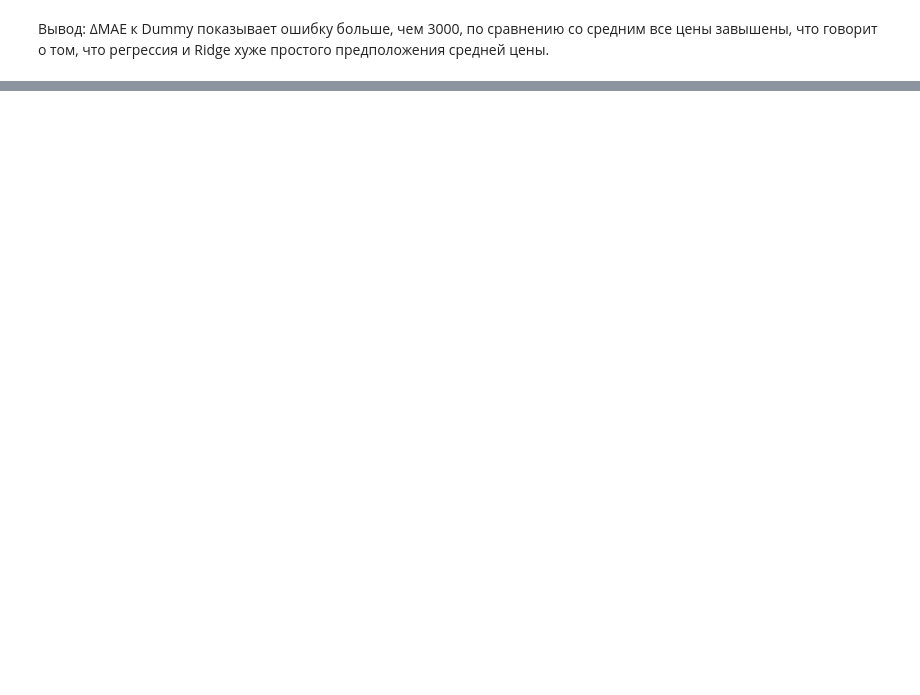
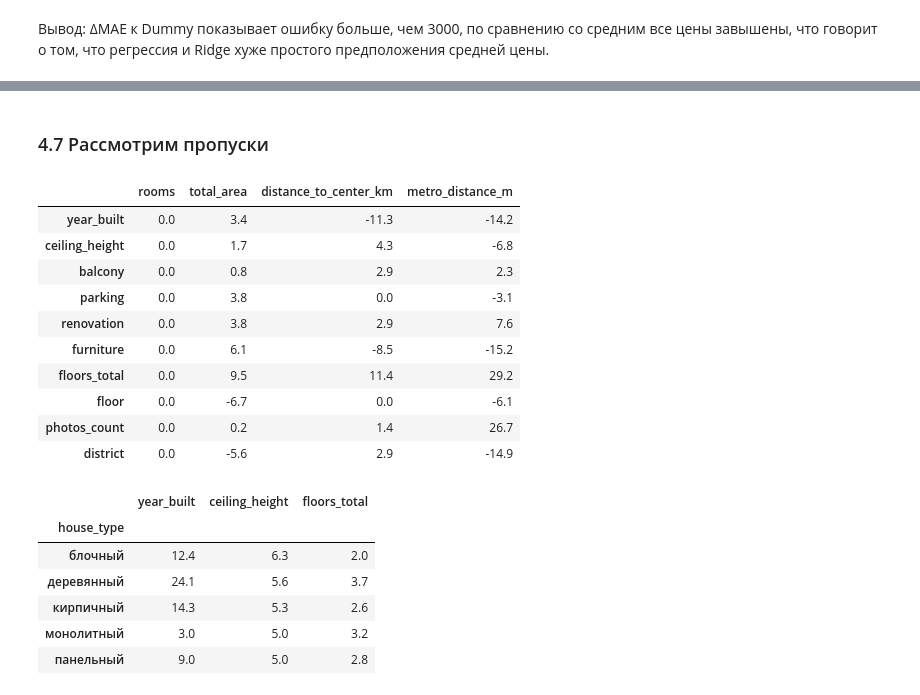
Before and after one commit to 6VolGirl/6VolGirl-Suhodolova_Anna_Lab2, a Jupyter notebook: notebooks/01_preparation.ipynb, the cells around one changed output, grey strips where cells are left out. Saved outputs shown, nothing was run; the diff lists cells and outputs as text; code cells hidden in the pictures; blank space fills up the shorter version.

```diff
--- a/notebooks/01_preparation.ipynb
+++ b/notebooks/01_preparation.ipynb
@@ -1619,0 +1276,31 @@ display(results.loc[best].sort_values("MAE").round(2))
+# %% [markdown]
+### 4.7 Рассмотрим пропуски
+# %%
+MISS_COLS = ["year_built", "ceiling_height", "balcony", "parking", "renovation", "furniture", "floors_total", "floor", "photos_count", "district"]
+
+# На сколько % медианы известных признаков отличаются в строках с пропуском
+ref = ["rooms", "total_area", "distance_to_center_km", "metro_distance_m"]
+diff = {c: X_clean[ref].astype(float).groupby(X_clean[c].isna()).median().pipe(lambda g: (g.loc[True] / g.loc[False] - 1) * 100) for c in MISS_COLS}
+display(pd.DataFrame(diff).T.round(1))
+
+# Доля пропусков по типу дома
+display(pd.DataFrame({c: X_clean[c].isna().groupby(X_clean["house_type"], observed=True).mean() * 100 for c in ["year_built", "ceiling_height", "floors_total"]}).round(1))
+# %% [output]
+|  | rooms | total_area | distance_to_center_km | metro_distance_m |
+| year_built | 0.0 | 3.4 | -11.3 | -14.2 |
+| ceiling_height | 0.0 | 1.7 | 4.3 | -6.8 |
+| balcony | 0.0 | 0.8 | 2.9 | 2.3 |
+| parking | 0.0 | 3.8 | 0.0 | -3.1 |
+| renovation | 0.0 | 3.8 | 2.9 | 7.6 |
+| furniture | 0.0 | 6.1 | -8.5 | -15.2 |
+| floors_total | 0.0 | 9.5 | 11.4 | 29.2 |
+| floor | 0.0 | -6.7 | 0.0 | -6.1 |
+| photos_count | 0.0 | 0.2 | 1.4 | 26.7 |
+| district | 0.0 | -5.6 | 2.9 | -14.9 |
+|  | year_built | ceiling_height | floors_total |
+| house_type |  |  |  |
+| блочный | 12.4 | 6.3 | 2.0 |
+| деревянный | 24.1 | 5.6 | 3.7 |
+| кирпичный | 14.3 | 5.3 | 2.6 |
+| монолитный | 3.0 | 5.0 | 3.2 |
+| панельный | 9.0 | 5.0 | 2.8 |
```
Also changed, not shown: parts of 33 cells of this notebook, 1 other file.
